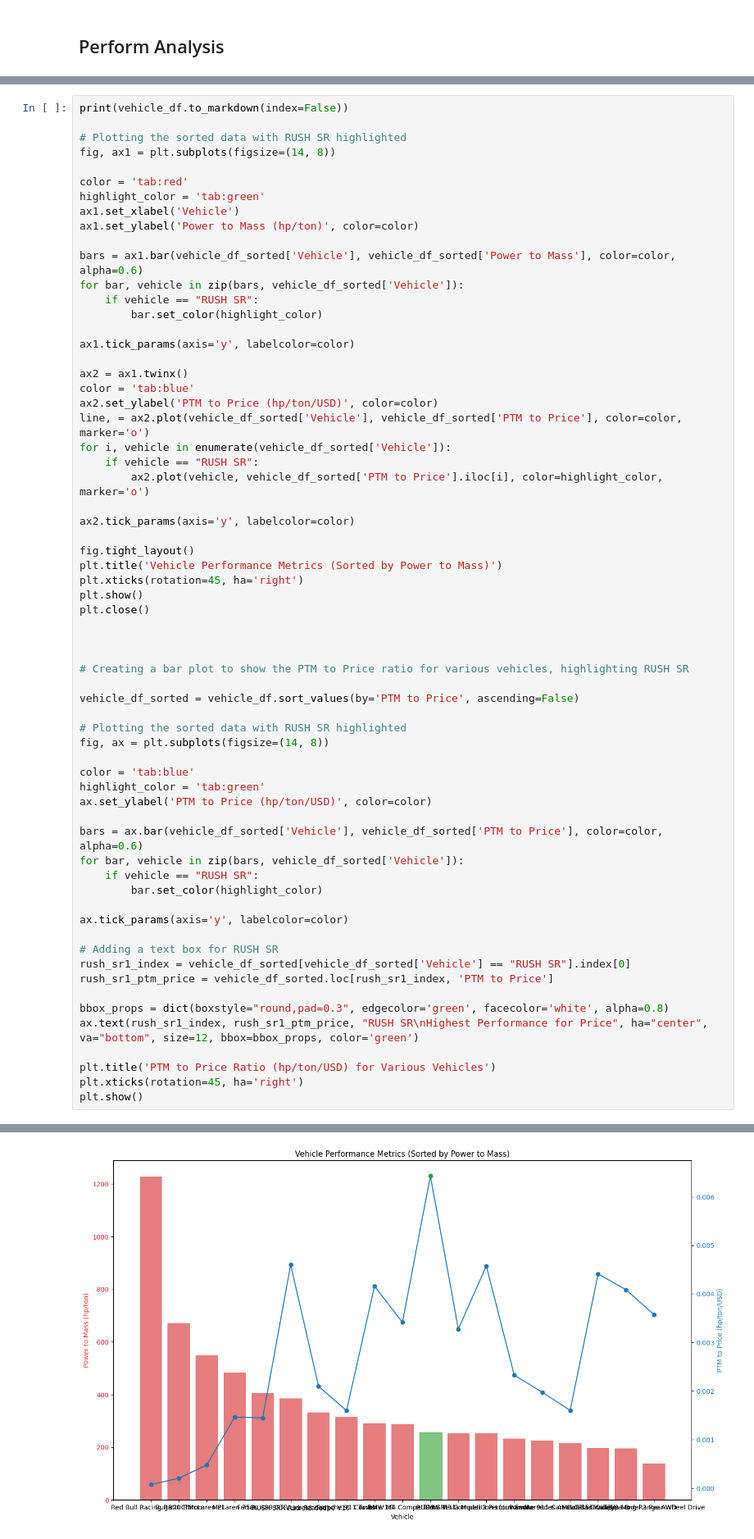
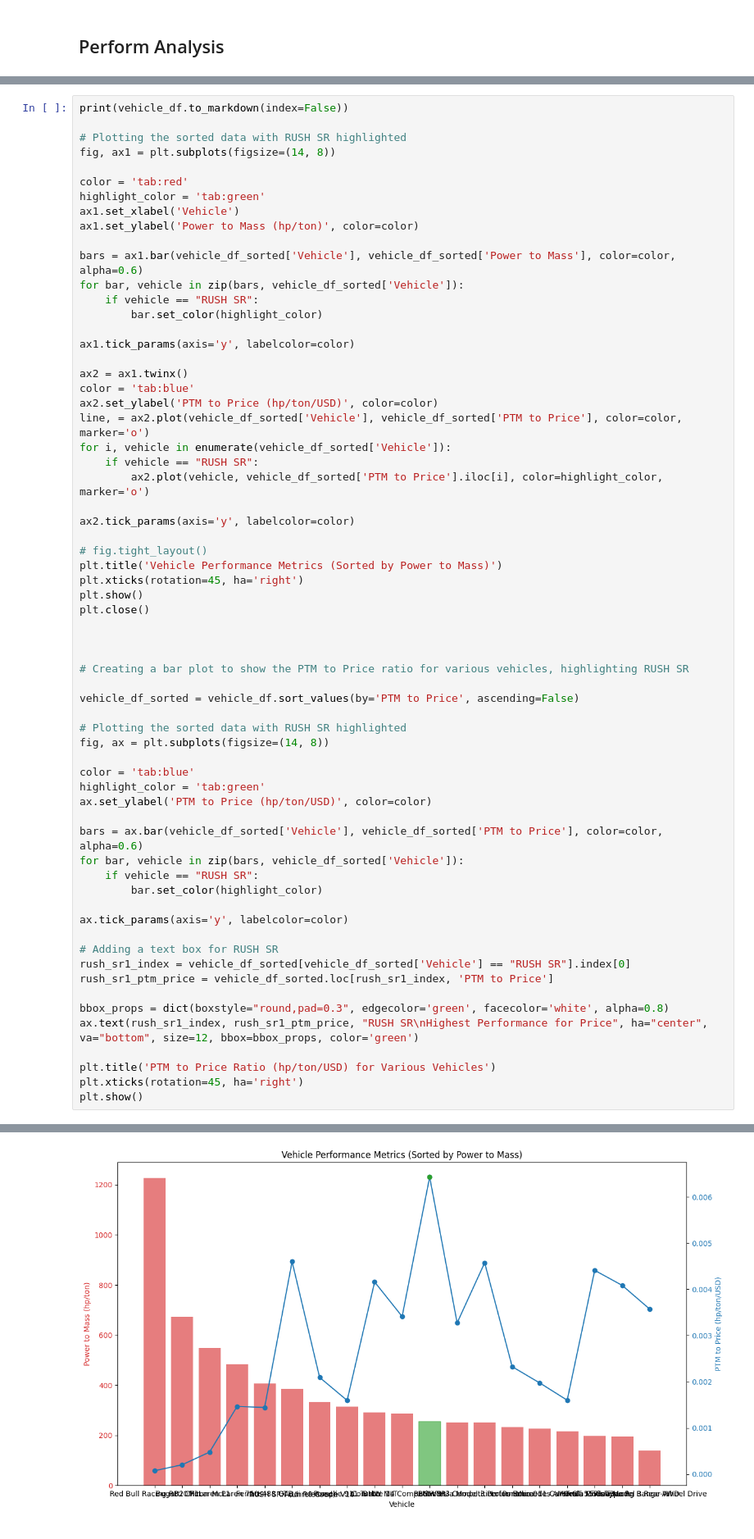
Before and after one commit to HenryAsa/MIT-rush-auto-calcs, a Jupyter notebook: price_calcs.ipynb, the cells around one changed output, grey strips where cells are left out. Shown at 82% size. Saved outputs shown, nothing was run; the diff lists cells and outputs as text.

```diff
--- a/price_calcs.ipynb
+++ b/price_calcs.ipynb
@@ -237,7 +237,7 @@ for i, vehicle in enumerate(vehicle_df_sorted['Vehicle']):
 
 ax2.tick_params(axis='y', labelcolor=color)
 
-fig.tight_layout()
+# fig.tight_layout()
 plt.title('Vehicle Performance Metrics (Sorted by Power to Mass)')
 plt.xticks(rotation=45, ha='right')
 plt.show()
@@ -290,6 +290,6 @@ Porsche 911 Turbo & 314.7180192572215 horsepower / ton & 0.0015959331605335774 h
 | Tesla Model 3 Performance      | 251.60335471139618 horsepower / ton | 0.004575438347179417 horsepower / dollar / ton   |
 | Tesla Model 3 Long Range AWD   | 195.03722084367246 horsepower / ton | 0.0040854047097543455 horsepower / dollar / ton  |
 | Tesla Model 3 Rear-Wheel Drive | 139.29581084554098 horsepower / ton | 0.0035726035097599636 horsepower / dollar / ton  |
 | McLaren 750s                   | 483.3093647228222 horsepower / ton  | 0.0014667962510556062 horsepower / dollar / ton  |
-[figure, old version]
+[figure, new version]
 [figure]
```
Also changed, not shown: parts of 1 cell of this notebook, 1 other file.
